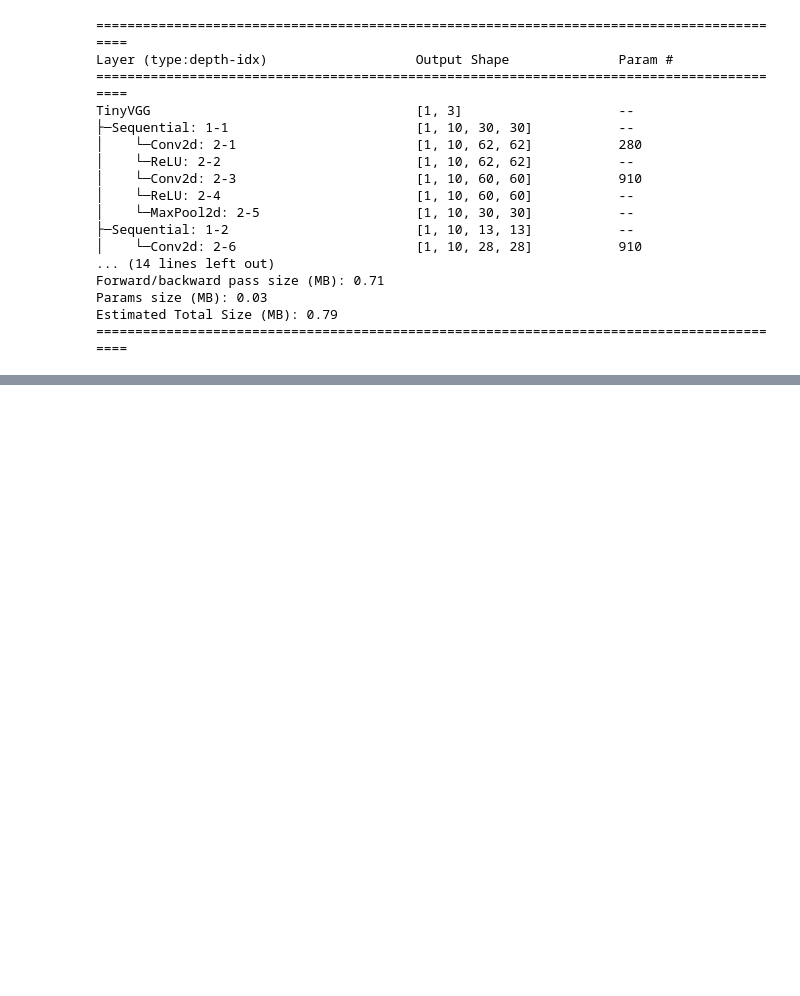
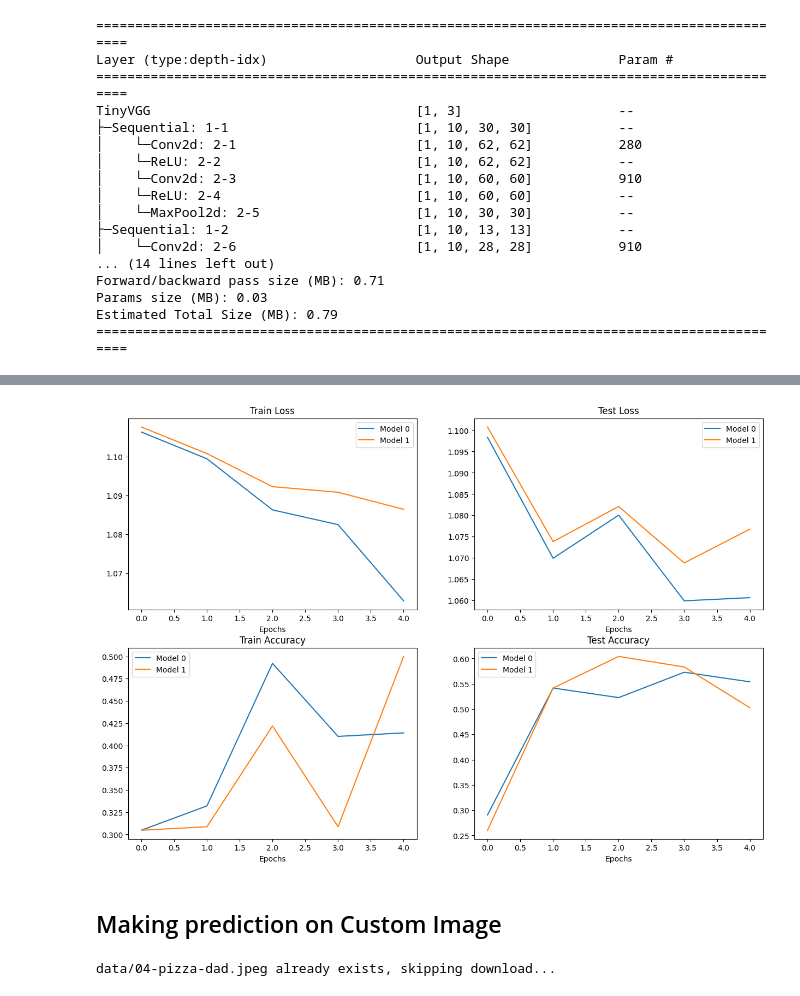
Before and after one commit to Niloy009/learning_pytorch, a Jupyter notebook: 04_pytorch_custom_dataset.ipynb, the cells around one changed output, grey strips where cells are left out. Saved outputs shown, nothing was run; the diff lists cells and outputs as text; code cells hidden in the pictures; blank space fills up the shorter version.

Commit message:
done pytorch custom dataset.

```diff
--- a/04_pytorch_custom_dataset.ipynb
+++ b/04_pytorch_custom_dataset.ipynb
@@ -809,0 +1029,5 @@ def test_step(model: torch.nn.Module,
+# %%
+import pandas as pd
+model_0_df = pd.DataFrame(model_0_results)
+model_1_df = pd.DataFrame(model_1_results)
+model_0_df
@@ -809,0 +1041,56 @@ def test_step(model: torch.nn.Module,
+# %%
+# Setup a plot
+plt.figure(figsize=(15, 10))
+
+# Get number of epochs
+epochs = range(len(model_0_df))
+
+# Plot train loss
+plt.subplot(2, 2, 1)
+plt.plot(epochs, model_0_df["train_loss"], label="Model 0")
+plt.plot(epochs, model_1_df["train_loss"], label="Model 1")
+plt.title("Train Loss")
+plt.xlabel("Epochs")
+plt.legend()
+
+# Plot test loss
+plt.subplot(2, 2, 2)
+plt.plot(epochs, model_0_df["test_loss"], label="Model 0")
+plt.plot(epochs, model_1_df["test_loss"], label="Model 1")
+plt.title("Test Loss")
+plt.xlabel("Epochs")
+plt.legend()
+
+# Plot train accuracy
+plt.subplot(2, 2, 3)
+plt.plot(epochs, model_0_df["train_acc"], label="Model 0")
+plt.plot(epochs, model_1_df["train_acc"], label="Model 1")
+plt.title("Train Accuracy")
+plt.xlabel("Epochs")
+plt.legend()
+
+# Plot test accuracy
+plt.subplot(2, 2, 4)
+plt.plot(epochs, model_0_df["test_acc"], label="Model 0")
+plt.plot(epochs, model_1_df["test_acc"], label="Model 1")
+plt.title("Test Accuracy")
+plt.xlabel("Epochs")
+plt.legend();
+# %% [output]
+[figure, added]
+# %% [markdown]
+## Making prediction on Custom Image
+# %%
+import requests
+
+custom_img_path = data_path / "04-pizza-dad.jpeg"
+
+if not custom_img_path.is_file():
+    with open(custom_img_path, 'wb') as f:
+        request = requests.get("https://raw.githubusercontent.com/mrdbourke/pytorch-deep-learning/refs/heads/main/images/04-pizza-dad.jpeg")
+        print(f"Downloading {custom_img_path}...")
+        f.write(request.content)
+else:
+    print(f"{custom_img_path} already exists, skipping download...")
+# %% [output]
+data/04-pizza-dad.jpeg already exists, skipping download...
```
Also changed, not shown: parts of 28 cells of this notebook.
